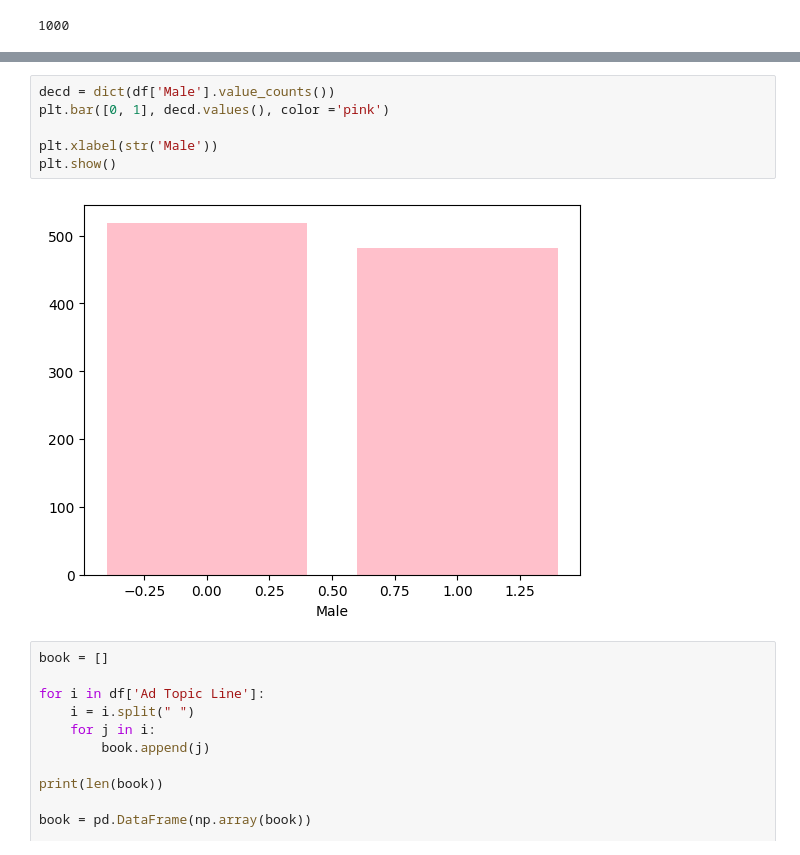
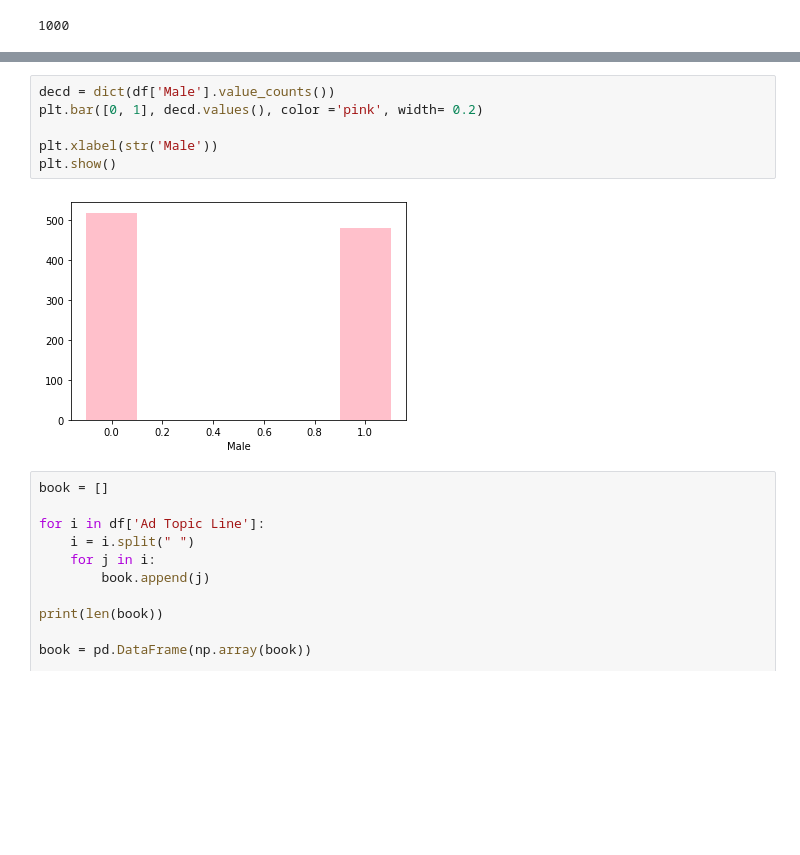
Before and after one commit to vinayak5002/ml, a Jupyter notebook: Case study/notebook.ipynb, the cells around one changed output, grey strips where cells are left out. Cells and saved outputs as stored; diff of their text form; blank space fills up the shorter version.

Commit message:
Adjusted width

```diff
--- a/Case study/notebook.ipynb
+++ b/Case study/notebook.ipynb
@@ -94,11 +94,11 @@ df.drop(['Area Income', 'Male', 'Clicked on Ad'], axis= 1).boxplot()
 # %%
 decd = dict(df['Male'].value_counts())
-plt.bar([0, 1], decd.values(), color ='pink')
+plt.bar([0, 1], decd.values(), color ='pink', width= 0.2)
 
 plt.xlabel(str('Male'))
 plt.show()
 # %% [output]
-[figure, old version]
+[figure, new version]
 # %%
 book = []
 
```
Also changed, not shown: parts of 12 cells of this notebook.
